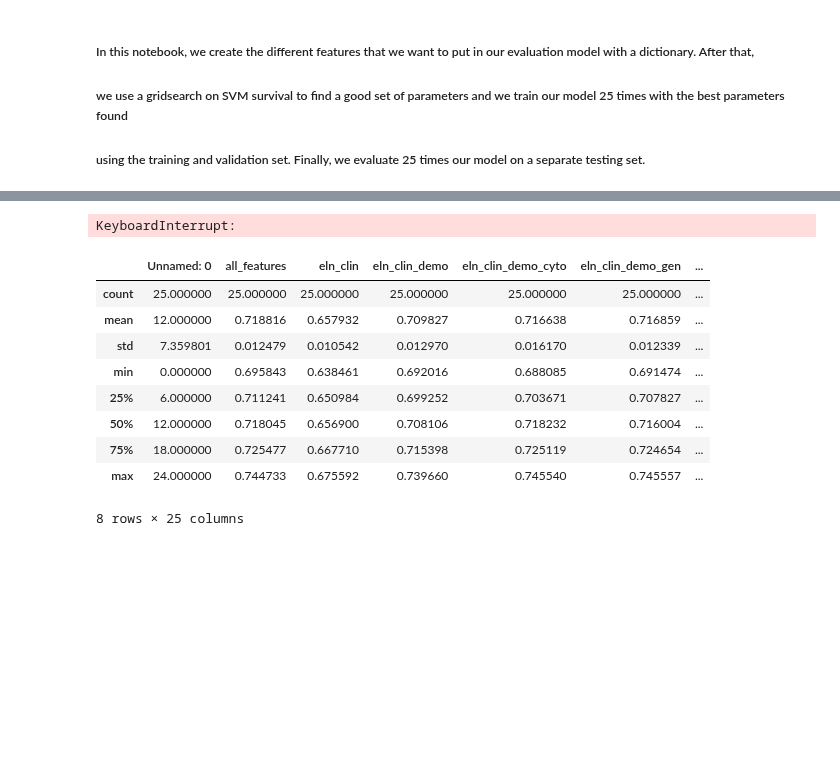
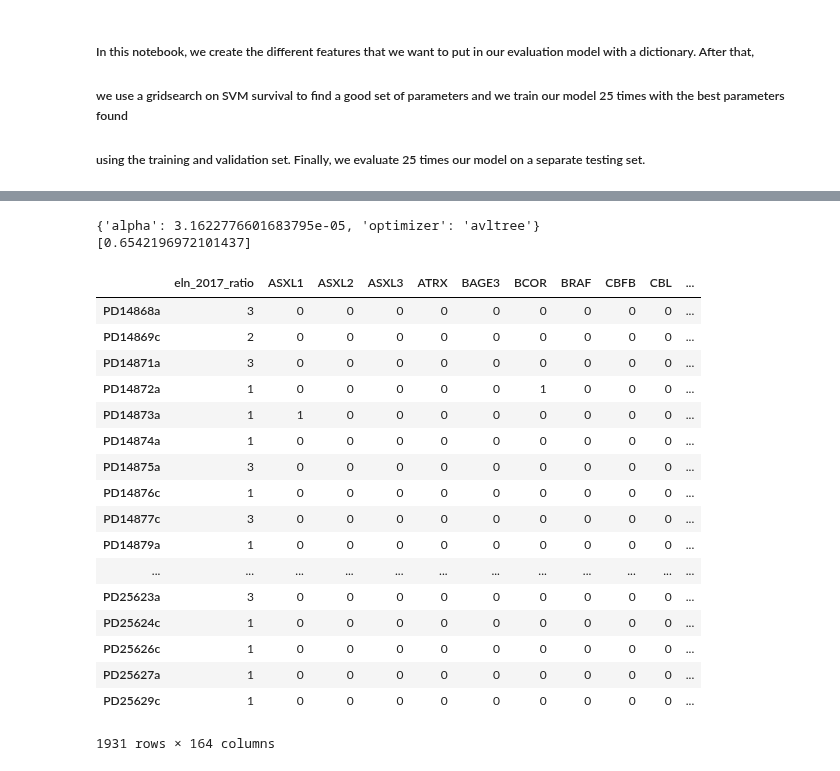
Before and after one commit to reyear/AML_Analysis, a Jupyter notebook: analysis/prognosis/InitialPrognosis/Survival_SVM_python.ipynb, the cells around one changed output, grey strips where cells are left out. Saved outputs shown, nothing was run; the diff lists cells and outputs as text; code cells hidden in the pictures; blank space fills up the shorter version.

```diff
--- a/analysis/prognosis/InitialPrognosis/Survival_SVM_python.ipynb
+++ b/analysis/prognosis/InitialPrognosis/Survival_SVM_python.ipynb
@@ -121,16 +107,40 @@ gcv = GridSearchCV(estimator, param_grid, scoring=score_survival_model,
 # %%
-df=pd.DataFrame(columns=dict_features_type.keys())
+eln_clin_gen = list(range(84))+list(range(153,160))
+eln_demo_gen = list(range(84))+[160,161]
+eln_clin_demo_cyto_gen =list(range(162))
+eln_clin_demo_cyto = [0]+list(range(84,162))
+eln_clin_demo_gen = list(range(84))+list(range(153,162))
+eln_clin_demo = [0] + list(range(153,162))
+eln_clin = [0] + list(range(153,160))
+eln_cyto_gen = list(range(153))
+clin_demo_cyto_gen = list(range(1,162))
+clin_demo_cyto = list(range(84,162))
+df_final = pd.read_table("prognosis_without_comp.tsv")
+estimator = FastSurvivalSVM(max_iter=1000, tol=1e-6, random_state=17)
+param_grid = {'alpha': 10. ** np.array([-6,-5.5,-5,-4.5,-2.5,-1,0]),'optimizer':["avltree"]}
+cv = ShuffleSplit(n_splits=5,random_state=17)
+gcv = GridSearchCV(estimator, param_grid, scoring=score_survival_model,
+                   n_jobs=4, iid=False, refit=True,
+                   cv=cv)
+dict_features_type_final_comp = dict(zip(("eln_clin_gen","eln_demo_gen","eln_clin_demo_cyto_gen","eln_clin_demo_cyto","eln_clin_demo_gen","eln_clin_demo",
+                                         "eln_clin","eln_cyto_gen","clin_demo_cyto_gen","clin_demo_cyto"),
+                                         (eln_clin_gen,eln_demo_gen,eln_clin_demo_cyto_gen,eln_clin_demo_cyto,eln_clin_demo_gen,eln_clin_demo,
+                                         eln_clin,eln_cyto_gen,clin_demo_cyto_gen,clin_demo_cyto)))
+df=pd.DataFrame(columns=dict_features_type_final_comp.keys())
 
-for key,item in dict_features_type.items():
+for key,item in dict_features_type_final_comp.items():
     x = df_final.iloc[:,item]
     y = np.array(list(zip(df_final.os_status, df_final.os)),dtype=[('Status', '?'), ('Survival_in_days', '<f8')])
     ci=[]
-    for i in range(25):
+    for i in range(10):
         X_train, X_test, y_train, y_test = train_test_split(x, y, test_size=0.2, random_state=i)
         gcv = gcv.fit(X_train,y_train)
         print(gcv.best_params_)
         ci.append(concordance_index_censored(y_test['Status'], y_test['Survival_in_days'], gcv.predict(X_test))[0])
         print(ci)
     df[key] = ci
+
+df.to_csv("SVM_some.csv")
 # %% [output]
-KeyboardInterrupt:
+{'alpha': 3.1622776601683795e-05, 'optimizer': 'avltree'}
+[0.6542196972101437]
@@ -164,13 +146,0 @@ df1.to_csv("SVM_bis")
-# %%
-pd.read_csv("SVM_bis.csv").describe()
-# %% [output]
-|  | Unnamed: 0 | all_features | eln_clin | eln_clin_demo | eln_clin_demo_cyto | eln_clin_demo_gen | ... |
-| count | 25.000000 | 25.000000 | 25.000000 | 25.000000 | 25.000000 | 25.000000 | ... |
-| mean | 12.000000 | 0.718816 | 0.657932 | 0.709827 | 0.716638 | 0.716859 | ... |
-| std | 7.359801 | 0.012479 | 0.010542 | 0.012970 | 0.016170 | 0.012339 | ... |
-| min | 0.000000 | 0.695843 | 0.638461 | 0.692016 | 0.688085 | 0.691474 | ... |
-| 25% | 6.000000 | 0.711241 | 0.650984 | 0.699252 | 0.703671 | 0.707827 | ... |
-| 50% | 12.000000 | 0.718045 | 0.656900 | 0.708106 | 0.718232 | 0.716004 | ... |
-| 75% | 18.000000 | 0.725477 | 0.667710 | 0.715398 | 0.725119 | 0.724654 | ... |
-| max | 24.000000 | 0.744733 | 0.675592 | 0.739660 | 0.745540 | 0.745557 | ... |
-8 rows × 25 columns
@@ -176,0 +149,21 @@ pd.read_csv("SVM_bis.csv").describe()
+# %%
+pd.read_table("prognosis_without_comp.tsv")
+# %% [output]
+|  | eln_2017_ratio | ASXL1 | ASXL2 | ASXL3 | ATRX | BAGE3 | BCOR | BRAF | CBFB | CBL | ... |
+| PD14868a | 3 | 0 | 0 | 0 | 0 | 0 | 0 | 0 | 0 | 0 | ... |
+| PD14869c | 2 | 0 | 0 | 0 | 0 | 0 | 0 | 0 | 0 | 0 | ... |
+| PD14871a | 3 | 0 | 0 | 0 | 0 | 0 | 0 | 0 | 0 | 0 | ... |
+| PD14872a | 1 | 0 | 0 | 0 | 0 | 0 | 1 | 0 | 0 | 0 | ... |
+| PD14873a | 1 | 1 | 0 | 0 | 0 | 0 | 0 | 0 | 0 | 0 | ... |
+| PD14874a | 1 | 0 | 0 | 0 | 0 | 0 | 0 | 0 | 0 | 0 | ... |
+| PD14875a | 3 | 0 | 0 | 0 | 0 | 0 | 0 | 0 | 0 | 0 | ... |
+| PD14876c | 1 | 0 | 0 | 0 | 0 | 0 | 0 | 0 | 0 | 0 | ... |
+| PD14877c | 3 | 0 | 0 | 0 | 0 | 0 | 0 | 0 | 0 | 0 | ... |
+| PD14879a | 1 | 0 | 0 | 0 | 0 | 0 | 0 | 0 | 0 | 0 | ... |
+| ... | ... | ... | ... | ... | ... | ... | ... | ... | ... | ... | ... |
+| PD25623a | 3 | 0 | 0 | 0 | 0 | 0 | 0 | 0 | 0 | 0 | ... |
+| PD25624c | 1 | 0 | 0 | 0 | 0 | 0 | 0 | 0 | 0 | 0 | ... |
+| PD25626c | 1 | 0 | 0 | 0 | 0 | 0 | 0 | 0 | 0 | 0 | ... |
+| PD25627a | 1 | 0 | 0 | 0 | 0 | 0 | 0 | 0 | 0 | 0 | ... |
+| PD25629c | 1 | 0 | 0 | 0 | 0 | 0 | 0 | 0 | 0 | 0 | ... |
+1931 rows × 164 columns
```
Also changed, not shown: parts of 6 cells of this notebook, 2 other files.
